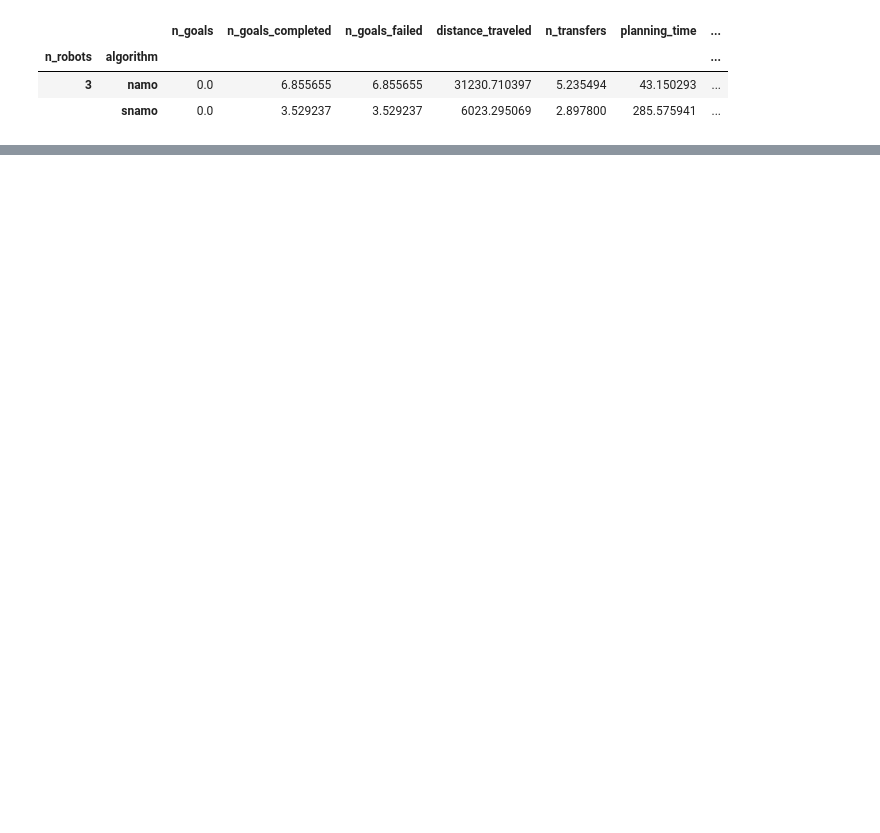
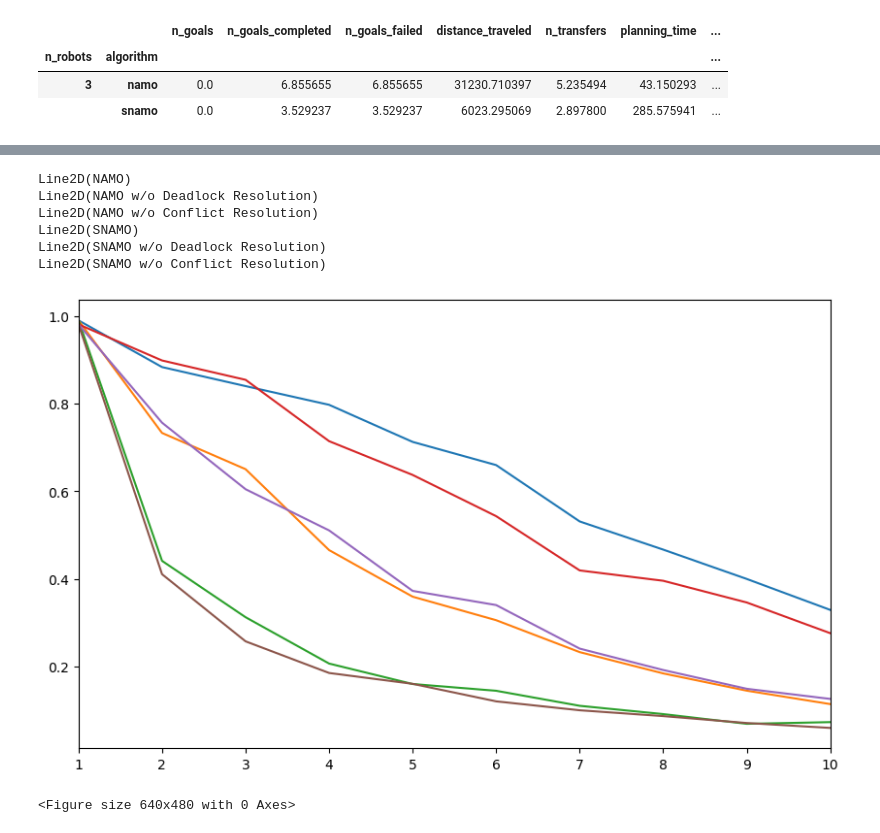
Before and after one commit to Chroma-CITI/namosim, a Jupyter notebook: notebooks/analysis.ipynb, the cells around one changed output, grey strips where cells are left out. Drawn from its saved outputs; the diff is of its cells as text; code cells hidden in the pictures; blank space fills up the shorter version.

```diff
--- a/notebooks/analysis.ipynb
+++ b/notebooks/analysis.ipynb
@@ -78,3 +77,13 @@ std.loc[[(3,"namo"), (3, "snamo")]]
 | n_robots | algorithm |  |  |  |  |  |  | ... |
 | 3 | namo | 0.0 | 6.855655 | 6.855655 | 31230.710397 | 5.235494 | 43.150293 | ... |
 |  | snamo | 0.0 | 3.529237 | 3.529237 | 6023.295069 | 2.897800 | 285.575941 | ... |
+# %%
+max_robots = 10
+algs = {
+    "namo": "NAMO",
+    "namo_ndr": "NAMO w/o Deadlock Resolution",
+    "namo_ncr": "NAMO w/o Conflict Resolution",
+    "snamo": "SNAMO",
+    "snamo_ndr": "SNAMO w/o Deadlock Resolution",
+    "snamo_ncr": "SNAMO w/o Conflict Resolution",
+}
@@ -80,0 +132,22 @@ std.loc[[(3,"namo"), (3, "snamo")]]
+# %%
+fig = plt.figure(constrained_layout=False, figsize=(10,6))
+gs = GridSpec(1, 1, figure=fig)
+
+plot_metric_by_num_robots(
+    ax=fig.add_subplot(gs[0, 0]),
+    avg=avg['goal_success_rate'],
+    std=std['goal_success_rate'],
+    max_robots=max_robots,
+    algs=algs,
+    ylabel="Goal Success Rate",
+)
+fig.savefig('intersections_goal_success_rates.png', bbox_inches='tight')
+# %% [output]
+Line2D(NAMO)
+Line2D(NAMO w/o Deadlock Resolution)
+Line2D(NAMO w/o Conflict Resolution)
+Line2D(SNAMO)
+Line2D(SNAMO w/o Deadlock Resolution)
+Line2D(SNAMO w/o Conflict Resolution)
+[figure, added]
+<Figure size 640x480 with 0 Axes>
```
Also changed, not shown: parts of 11 cells of this notebook.
